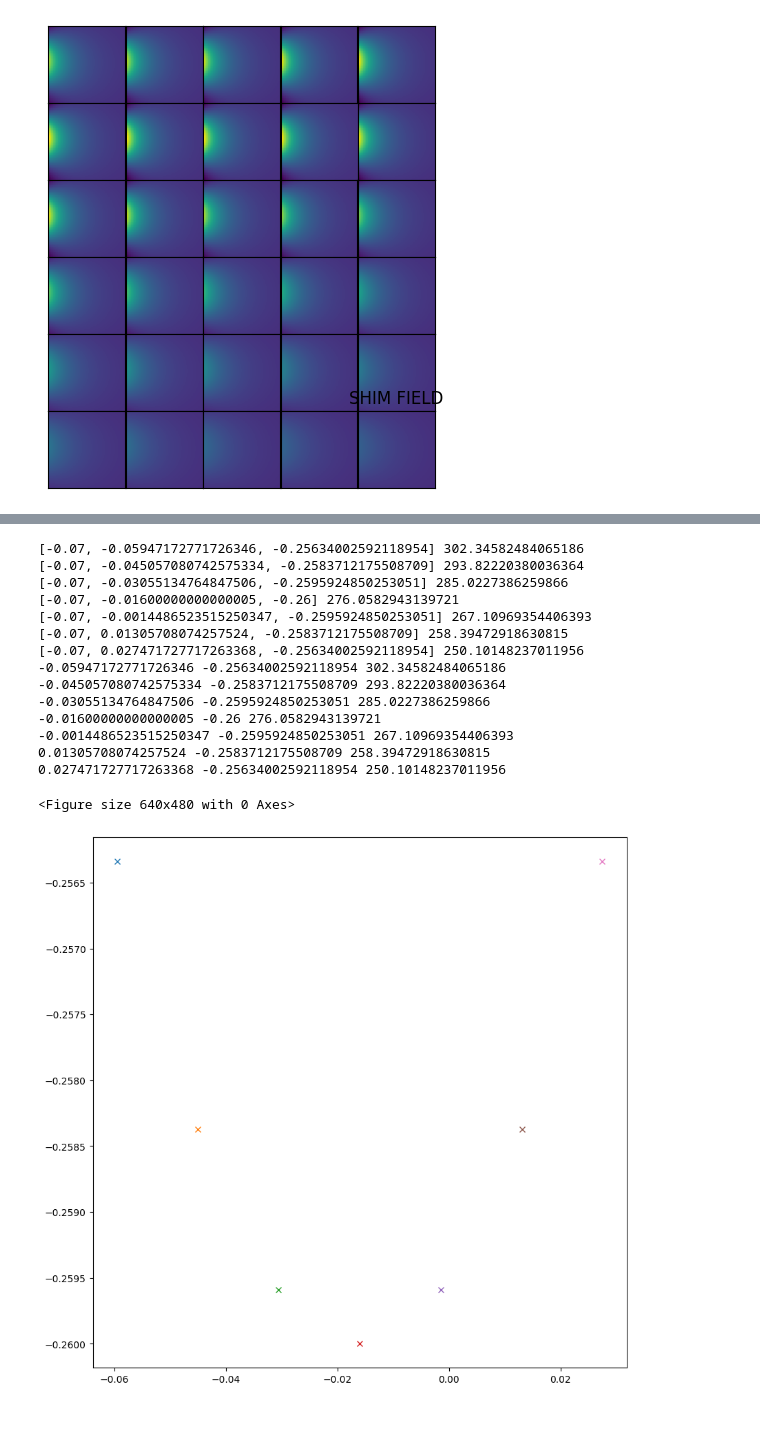
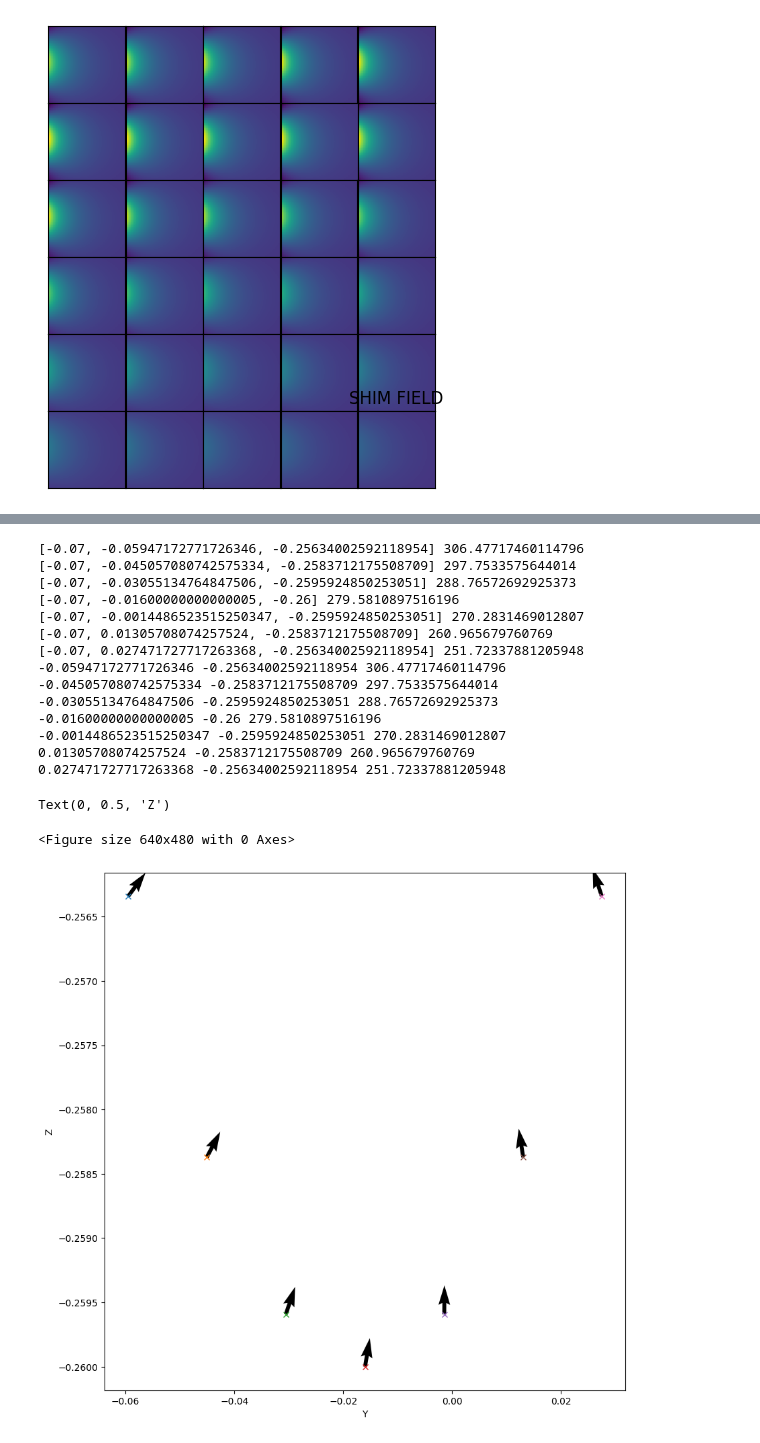
Before and after one commit to rst030/cosi-measure, a Jupyter notebook: Software/COSI2/test_ONEINSERT.ipynb, the cells around one changed output, grey strips where cells are left out. Cells and saved outputs as stored; diff of their text form; code cells hidden in the pictures.

```diff
--- a/Software/COSI2/test_ONEINSERT.ipynb
+++ b/Software/COSI2/test_ONEINSERT.ipynb
@@ -72,7 +120,7 @@ plt.show()
 mu                  = 1e-7
 
 magSizeOuter        = 6*1e-3        #size of shim magnets
-NEW_B_REM = 1.35*1.35*1.2
+NEW_B_REM = 1.35*1.35*12.2
 bRem                = NEW_B_REM # [T]      #remanence field of shim magnets
 
 #shim tray configuration
@@ -726,31 +774,35 @@ plt.show()
 # %%
 #plotting rotations
 for idx,angle in enumerate(optimized_vector_of_magnet_rotations):
     print(positions[idx],angle*180/np.pi)
 
 plt.figure(0)
 
 fig, axes = plt.subplots(nrows=1, ncols=1, figsize=(10, 10))
 for idx,tmppos in enumerate(positions):
     angle = optimized_vector_of_magnet_rotations[idx]
     print(tmppos[1],tmppos[2],angle*180/np.pi)
     axes.plot(tmppos[1],tmppos[2],'x')
+    axes.quiver(tmppos[1],tmppos[2],np.cos(-angle),np.sin(-angle))
 
-axes.xlabel()
+
+plt.xlabel('Y')
+plt.ylabel('Z')
 # %% [output]
-[-0.07, -0.05947172771726346, -0.25634002592118954] 302.34582484065186
-[-0.07, -0.045057080742575334, -0.2583712175508709] 293.82220380036364
-[-0.07, -0.03055134764847506, -0.2595924850253051] 285.0227386259866
-[-0.07, -0.01600000000000005, -0.26] 276.0582943139721
-[-0.07, -0.0014486523515250347, -0.2595924850253051] 267.10969354406393
-[-0.07, 0.01305708074257524, -0.2583712175508709] 258.39472918630815
-[-0.07, 0.027471727717263368, -0.25634002592118954] 250.10148237011956
--0.05947172771726346 -0.25634002592118954 302.34582484065186
--0.045057080742575334 -0.2583712175508709 293.82220380036364
--0.03055134764847506 -0.2595924850253051 285.0227386259866
--0.01600000000000005 -0.26 276.0582943139721
--0.0014486523515250347 -0.2595924850253051 267.10969354406393
-0.01305708074257524 -0.2583712175508709 258.39472918630815
-0.027471727717263368 -0.25634002592118954 250.10148237011956
+[-0.07, -0.05947172771726346, -0.25634002592118954] 306.47717460114796
+[-0.07, -0.045057080742575334, -0.2583712175508709] 297.7533575644014
+[-0.07, -0.03055134764847506, -0.2595924850253051] 288.76572692925373
+[-0.07, -0.01600000000000005, -0.26] 279.5810897516196
+[-0.07, -0.0014486523515250347, -0.2595924850253051] 270.2831469012807
+[-0.07, 0.01305708074257524, -0.2583712175508709] 260.965679760769
+[-0.07, 0.027471727717263368, -0.25634002592118954] 251.72337881205948
+-0.05947172771726346 -0.25634002592118954 306.47717460114796
+-0.045057080742575334 -0.2583712175508709 297.7533575644014
+-0.03055134764847506 -0.2595924850253051 288.76572692925373
+-0.01600000000000005 -0.26 279.5810897516196
+-0.0014486523515250347 -0.2595924850253051 270.2831469012807
+0.01305708074257524 -0.2583712175508709 260.965679760769
+0.027471727717263368 -0.25634002592118954 251.72337881205948
-<Figure size 640x480 with 0 Axes>
+Text(0, 0.5, 'Z')
+<Figure size 640x480 with 0 Axes>
-[figure, old version]
+[figure, new version]
```
Also changed, not shown: parts of 12 cells of this notebook, 18 other files.
